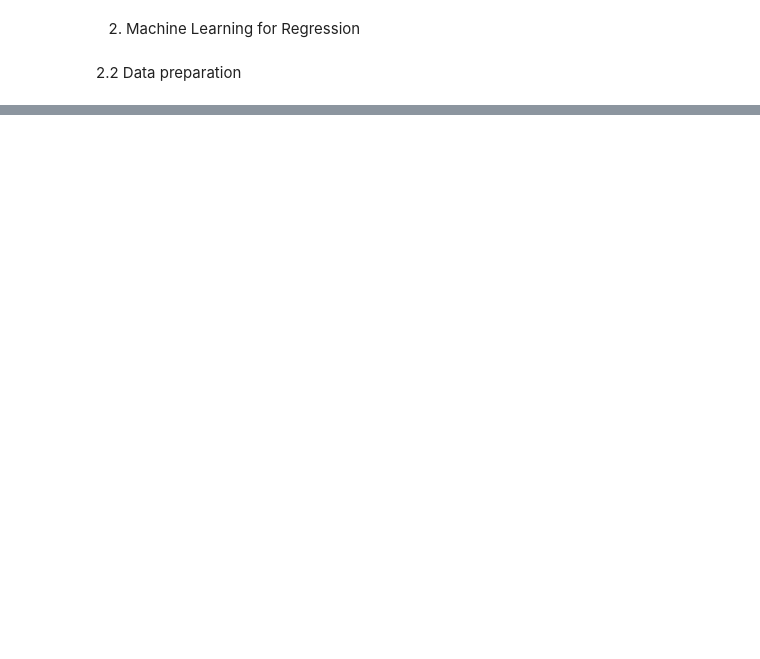
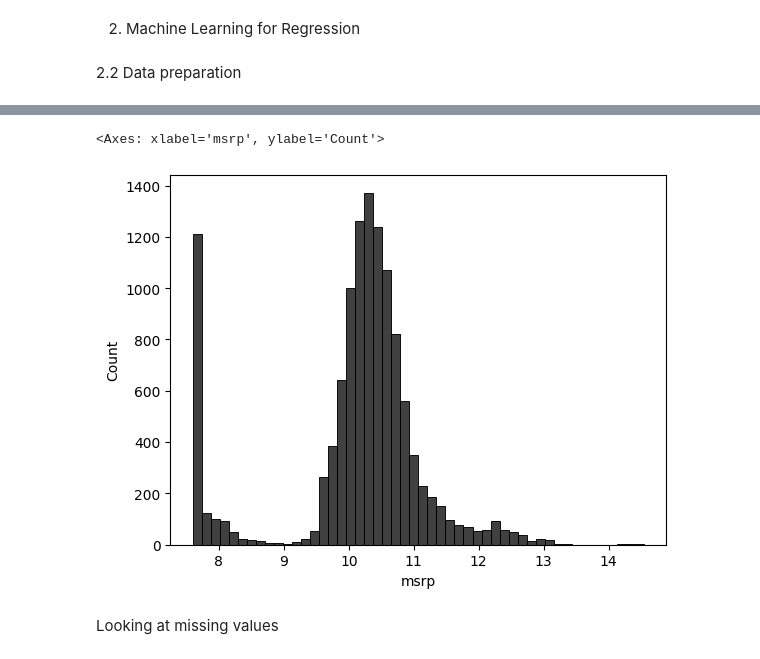
Before and after one commit to GonzalezMada/machine-learning-zoomcamp2025-homework, a Jupyter notebook: 02-Car_Price_Prediction_using_Regression/carprice.ipynb, the cells around one changed output, grey strips where cells are left out. Saved outputs shown, nothing was run; the diff lists cells and outputs as text; code cells hidden in the pictures; blank space fills up the shorter version.

```diff
--- a/02-Car_Price_Prediction_using_Regression/carprice.ipynb
+++ b/02-Car_Price_Prediction_using_Regression/carprice.ipynb
@@ -43,0 +96,12 @@ df.head()
+# %%
+#To have a normal distribution, we apply la logarithmto the price.
+# But if , in case,the value is 0, we ggetan error.
+# # The solution is to apply log(value+1) -> np.log1p
+
+log_price = np.log1p(df.msrp)
+sns.histplot(log_price, bins = 50, color = 'black')
+# %% [output]
+<Axes: xlabel='msrp', ylabel='Count'>
+[figure, added]
+# %% [markdown]
+Looking at missing values
```
Also changed, not shown: parts of 9 cells of this notebook.
